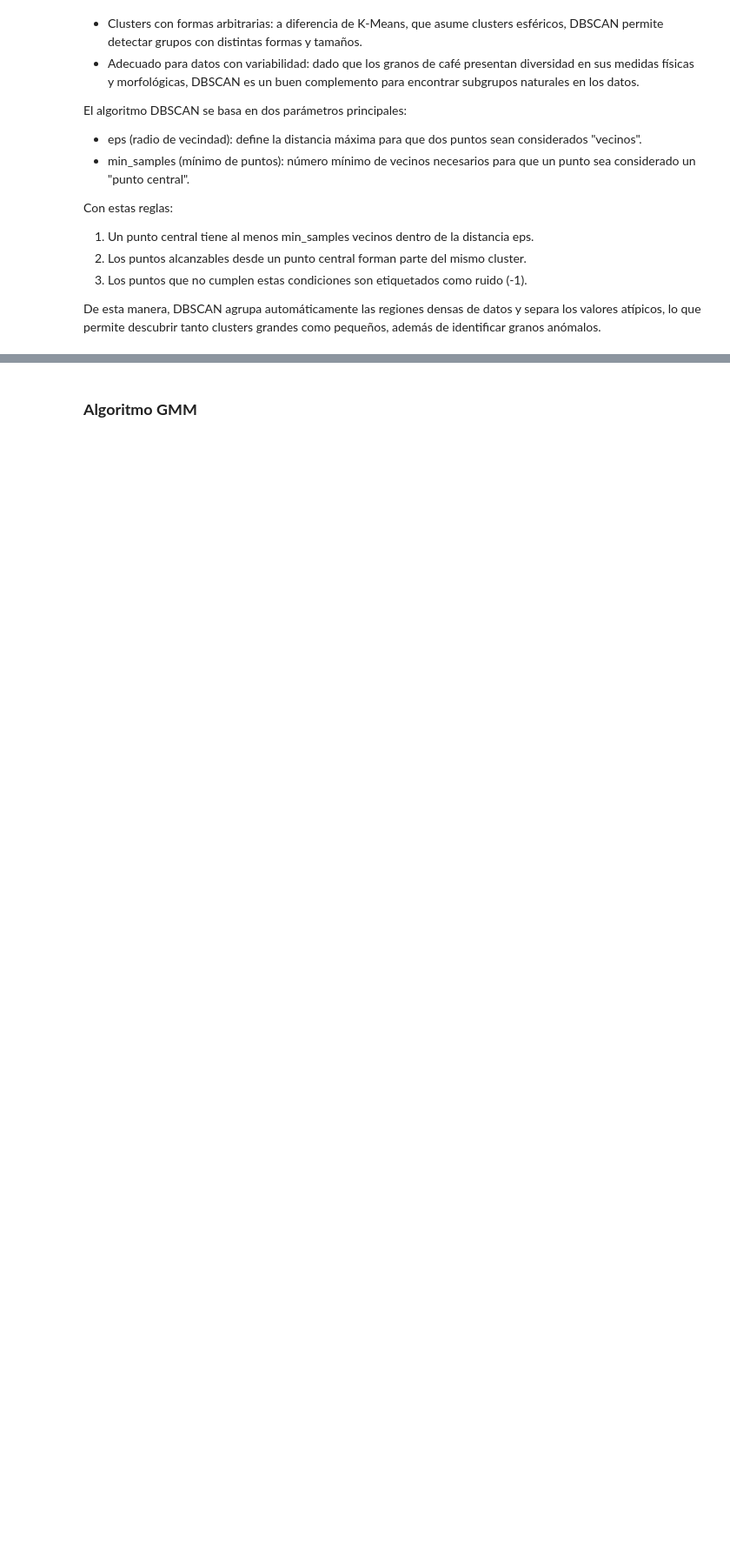
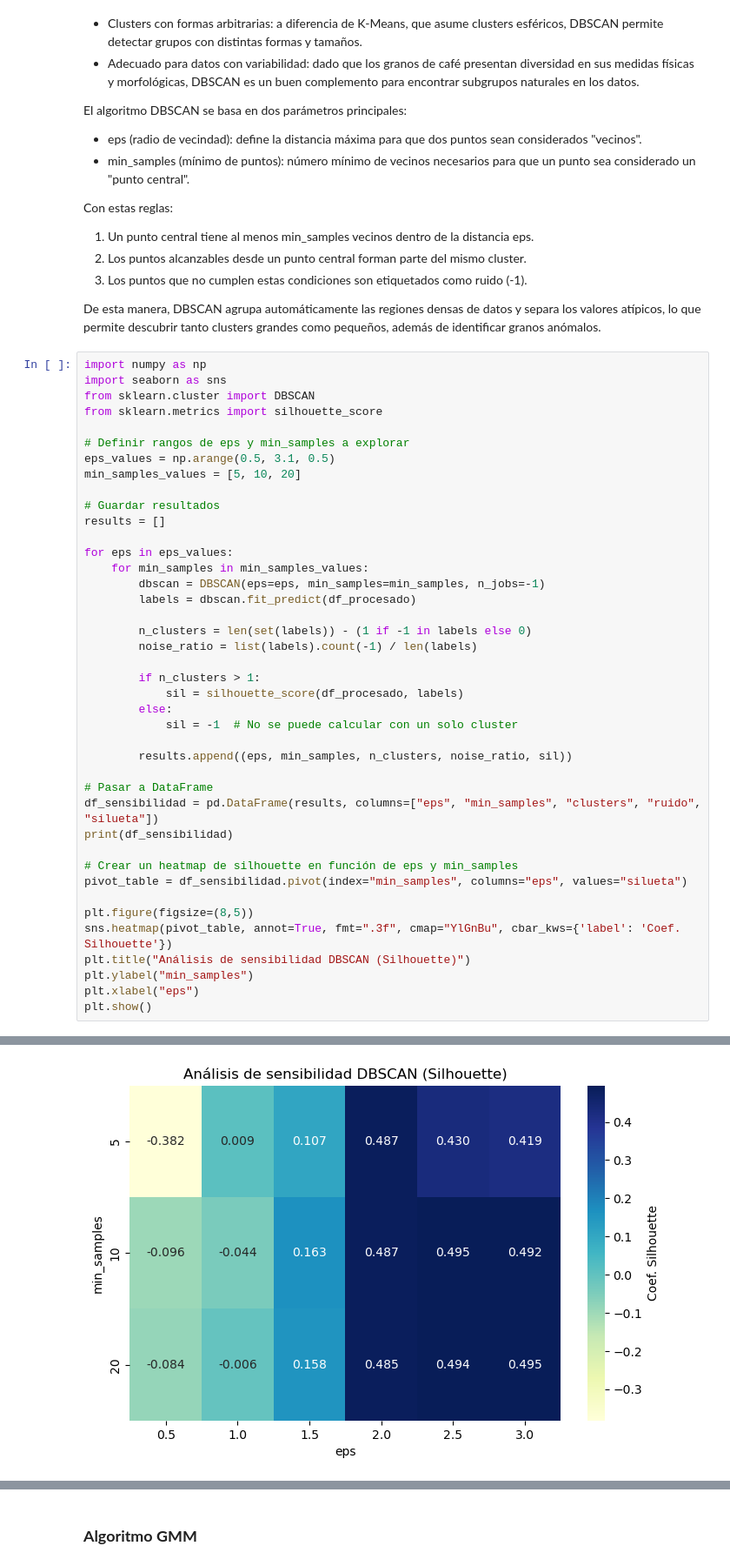
Before and after one commit to scabrac24/LAB_2_Inteligencia_de_Negocios, a Jupyter notebook: Laboratorio_2_BI.ipynb, the cells around one changed output, grey strips where cells are left out. Shown at 87% size. Drawn from its saved outputs; the diff is of its cells as text; blank space fills up the shorter version.

```diff
--- a/Laboratorio_2_BI.ipynb
+++ b/Laboratorio_2_BI.ipynb
@@ -553,3 +556,45 @@ Con estas reglas:
 3. Los puntos que no cumplen estas condiciones son etiquetados como ruido (-1).
 
 De esta manera, DBSCAN agrupa automáticamente las regiones densas de datos y separa los valores atípicos, lo que permite descubrir tanto clusters grandes como pequeños, además de identificar granos anómalos.
+# %%
+import numpy as np
+import seaborn as sns
+from sklearn.cluster import DBSCAN
+from sklearn.metrics import silhouette_score
+
+# Definir rangos de eps y min_samples a explorar
+eps_values = np.arange(0.5, 3.1, 0.5)
+min_samples_values = [5, 10, 20]
+
+# Guardar resultados
+results = []
+
+for eps in eps_values:
+    for min_samples in min_samples_values:
+        dbscan = DBSCAN(eps=eps, min_samples=min_samples, n_jobs=-1)
+        labels = dbscan.fit_predict(df_procesado)
+
+        n_clusters = len(set(labels)) - (1 if -1 in labels else 0)
+        noise_ratio = list(labels).count(-1) / len(labels)
+
+        if n_clusters > 1:
+            sil = silhouette_score(df_procesado, labels)
+        else:
+            sil = -1  # No se puede calcular con un solo cluster
+
+        results.append((eps, min_samples, n_clusters, noise_ratio, sil))
+
+# Pasar a DataFrame
+df_sensibilidad = pd.DataFrame(results, columns=["eps", "min_samples", "clusters", "ruido", "silueta"])
+print(df_sensibilidad)
+
+# Crear un heatmap de silhouette en función de eps y min_samples
+pivot_table = df_sensibilidad.pivot(index="min_samples", columns="eps", values="silueta")
+
+plt.figure(figsize=(8,5))
+sns.heatmap(pivot_table, annot=True, fmt=".3f", cmap="YlGnBu", cbar_kws={'label': 'Coef. Silhouette'})
+plt.title("Análisis de sensibilidad DBSCAN (Silhouette)")
+plt.ylabel("min_samples")
+plt.xlabel("eps")
+plt.show()
+# %% [output]
@@ -555,0 +620 @@ De esta manera, DBSCAN agrupa automáticamente las regiones densas de datos y se
+[figure, added]
```
Also changed, not shown: parts of 16 cells of this notebook.
